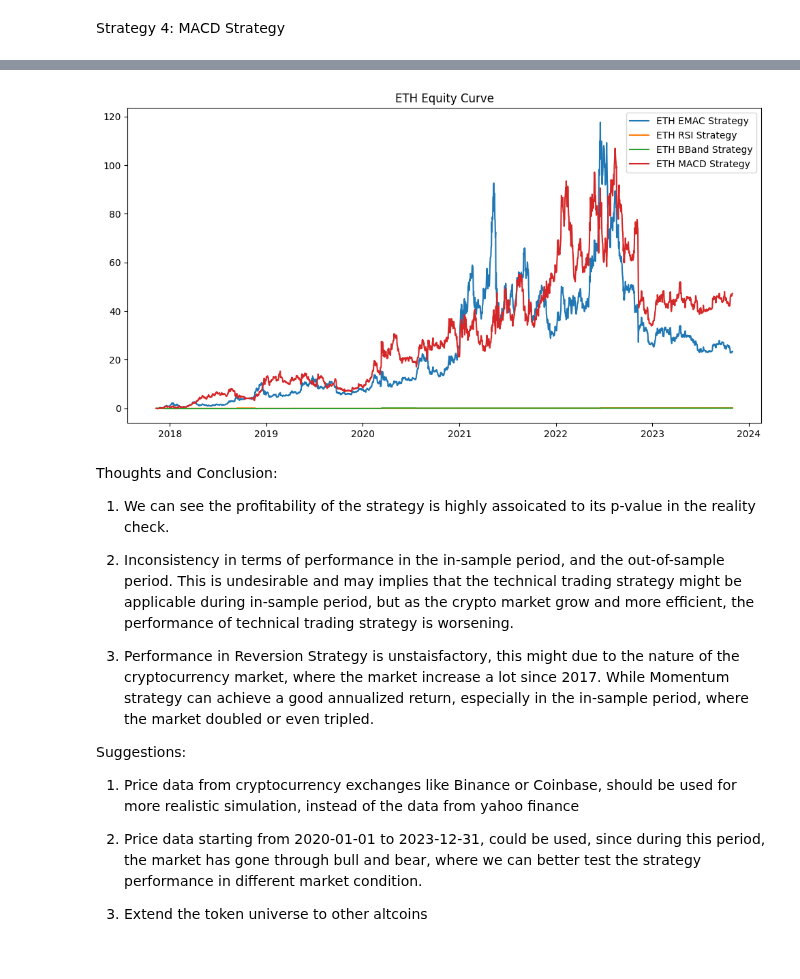
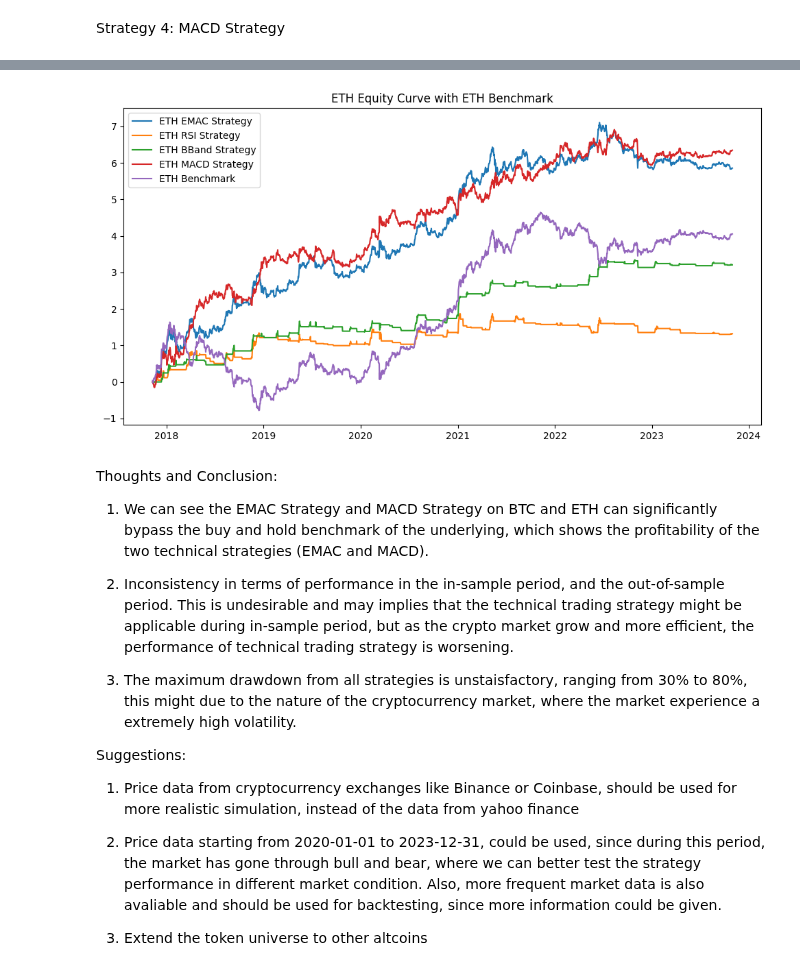
Before and after one commit to vd1371/AcademicQuantLab, a Jupyter notebook: Momentum/Technical_trading_straetegies_in_crypto.ipynb, the cells around one changed output, grey strips where cells are left out. Cells and saved outputs as stored; diff of their text form; code cells hidden in the pictures.

```diff
--- a/Momentum/Technical_trading_straetegies_in_crypto.ipynb
+++ b/Momentum/Technical_trading_straetegies_in_crypto.ipynb
@@ -15,22 +46,22 @@ The research paper suggested to use the daily price data of Bitcoin(BTC) and Eth
 # %%
-in_sample_start_date = '2017-08-17'
+in_sample_start_date = '2017-11-09'
 in_sample_end_date = '2021-12-20'
 out_of_sample_start_date = '2021-12-20'
 out_of_sample_end_date = '2023-10-31'
 # %%
-# TODO: Make it iterable or as a function, keep the code DRY (Don't Repeat Yourself)
-
-btc_df = pd.read_csv('./data/yfinance_BTC.csv')
+btc_df = pd.read_csv('../data/yfinance_BTC.csv')
 btc_df = btc_df.set_index('Date')
 btc_df.index = pd.to_datetime(btc_df.index)
+btc_df['ROC'] = (btc_df['close'] - btc_df['Open']) / btc_df['Open']
 btc_df_in_sample = btc_df.loc[in_sample_start_date:in_sample_end_date]
 btc_df_out_of_sample = btc_df.loc[out_of_sample_start_date:out_of_sample_end_date]
 btc_df_full = btc_df.loc[in_sample_start_date:out_of_sample_end_date]
-eth_df = pd.read_csv('./data/yfinance_ETH.csv')
+eth_df = pd.read_csv('../data/yfinance_ETH.csv')
 eth_df = eth_df.set_index('Date')
 eth_df.index = pd.to_datetime(eth_df.index)
+eth_df['ROC'] = (eth_df['close'] - eth_df['Open']) / eth_df['Open']
 eth_df_in_sample = eth_df.loc[in_sample_start_date:in_sample_end_date]
 eth_df_out_of_sample = eth_df.loc[out_of_sample_start_date:out_of_sample_end_date]
 eth_df_full = eth_df.loc[in_sample_start_date:out_of_sample_end_date]
-btc_df_full
+btc_df_full, eth_df_full
 # %% [output]
@@ -513,30 +502,32 @@ plt.show()
 # %%
 ## plot the equity curve for ETH
+import matplotlib.pyplot as plt
 fig, ax = plt.subplots(figsize=(12, 6))
-plt.plot(eth_result[f'{best_eth_emac_strategy}_return_series'].add(1).cumprod().sub(1), label='ETH EMAC Strategy')
-plt.plot(eth_result[f'{best_eth_rsi_strategy}_return_series'].add(1).cumprod().sub(1), label='ETH RSI Strategy')
-plt.plot(eth_result[f'{best_eth_bband_strategy}_return_series'].add(1).cumprod().sub(1), label='ETH BBand Strategy')
-plt.plot(eth_result[f'{best_eth_macd_strategy}_return_series'].add(1).cumprod().sub(1), label='ETH MACD Strategy')
+plt.plot(eth_result[f'{eth_strategies[0]}_return_series'].cumsum(), label='ETH EMAC Strategy')
+plt.plot(eth_result[f'{eth_strategies[1]}_return_series'].cumsum(), label='ETH RSI Strategy')
+plt.plot(eth_result[f'{eth_strategies[2]}_return_series'].cumsum(), label='ETH BBand Strategy')
+plt.plot(eth_result[f'{eth_strategies[3]}_return_series'].cumsum(), label='ETH MACD Strategy')
+plt.plot(eth_df_full['ROC'].cumsum(), label='ETH Benchmark')
 
 ## add the legend, title
 plt.legend()
-plt.title('ETH Equity Curve')
+plt.title('ETH Equity Curve with ETH Benchmark')
 plt.show()
 # %% [output]
-[figure, old version]
+[figure, new version]
 # %% [markdown]
 Thoughts and Conclusion:
 
-1. We can see the profitability of the strategy is highly assoicated to its p-value in the reality check.
+1. We can see the EMAC Strategy and MACD Strategy on BTC and ETH can significantly bypass the buy and hold benchmark of the underlying, which shows the profitability of the two technical strategies (EMAC and MACD).
 
 2. Inconsistency in terms of performance in the in-sample period, and the out-of-sample period. This is undesirable and may implies that the technical trading strategy might be applicable during in-sample period, but as the crypto market grow and more efficient, the performance of technical trading strategy is worsening.
 
-3. Performance in Reversion Strategy is unstaisfactory, this might due to the nature of the cryptocurrency market, where the market increase a lot since 2017. While Momentum strategy can achieve a good annualized return, especially in the in-sample period, where the market doubled or even tripled.
+3. The maximum drawdown from all strategies is unstaisfactory, ranging from 30% to 80%, this might due to the nature of the cryptocurrency market, where the market experience a extremely high volatility.
 
 Suggestions:
 
 1. Price data from cryptocurrency exchanges like Binance or Coinbase, should be used for more realistic simulation, instead of the data from yahoo finance
 
-2. Price data starting from 2020-01-01 to 2023-12-31, could be used, since during this period, the market has gone through bull and bear, where we can better test the strategy performance in different market condition.
+2. Price data starting from 2020-01-01 to 2023-12-31, could be used, since during this period, the market has gone through bull and bear, where we can better test the strategy performance in different market condition. Also, more frequent market data is also avaliable and should be used for backtesting, since more information could be given.
 
 3. Extend the token universe to other altcoins
```
Also changed, not shown: parts of 26 cells of this notebook.
